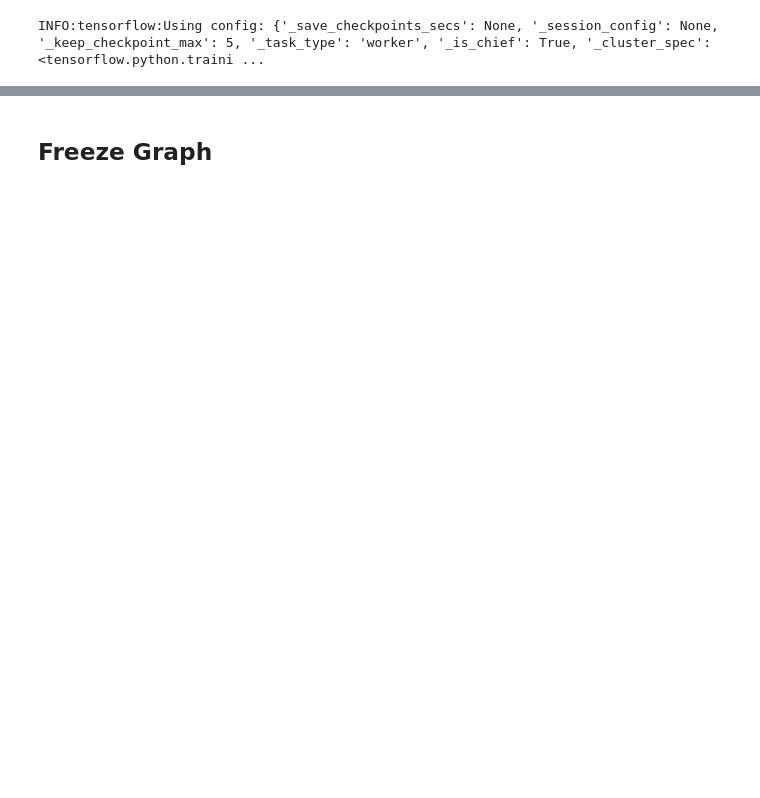
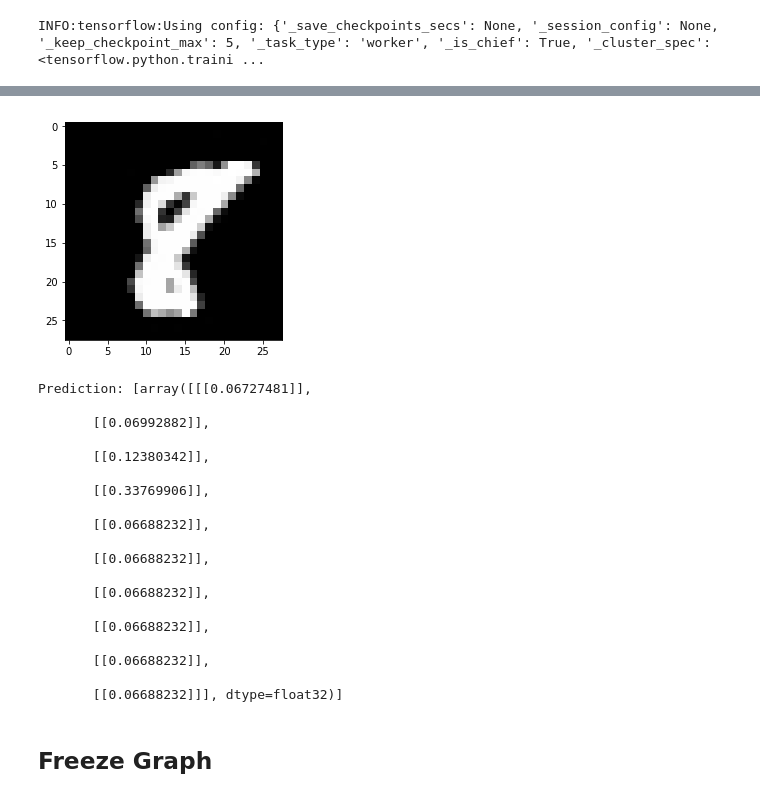
Before and after one commit to cgarciae/mnist-estimator, a Jupyter notebook: mnist-allcnn-Copy1.ipynb, the cells around one changed output, grey strips where cells are left out. Saved outputs shown, nothing was run; the diff lists cells and outputs as text; code cells hidden in the pictures; blank space fills up the shorter version.

```diff
--- a/mnist-allcnn-Copy1.ipynb
+++ b/mnist-allcnn-Copy1.ipynb
@@ -318,3 +341,42 @@ INFO:tensorflow:Restoring parameters from models/all_cnn1/model.ckpt-5601
+# %%
+model = ti.estimator.UFFPredictor(
+    "test.uff",
+    dict(input_image = [1, 28, 28]),
+    params.OUTPUT_NAMES,
+)
+# %%
+import cv2
+
+im = cv2.imread(dataset.df.filename.iloc[60000])
+im = np.mean(im, axis=2, keepdims=True)
+
+plt.imshow(im.squeeze(), cmap="gray")
+plt.show()
+
+out = model.predict(im)
+
+print('Prediction: {}'.format(out))
+# %% [output]
+[figure, added]
+Prediction: [array([[[0.06727481]],
+
+       [[0.06992882]],
+
+       [[0.12380342]],
+
+       [[0.33769906]],
+
+       [[0.06688232]],
+
+       [[0.06688232]],
+
+       [[0.06688232]],
+
+       [[0.06688232]],
+
+       [[0.06688232]],
+
+       [[0.06688232]]], dtype=float32)]
 # %% [markdown]
 ## Freeze Graph
 # %%
```
Also changed, not shown: parts of 22 cells of this notebook, 9 other files.
